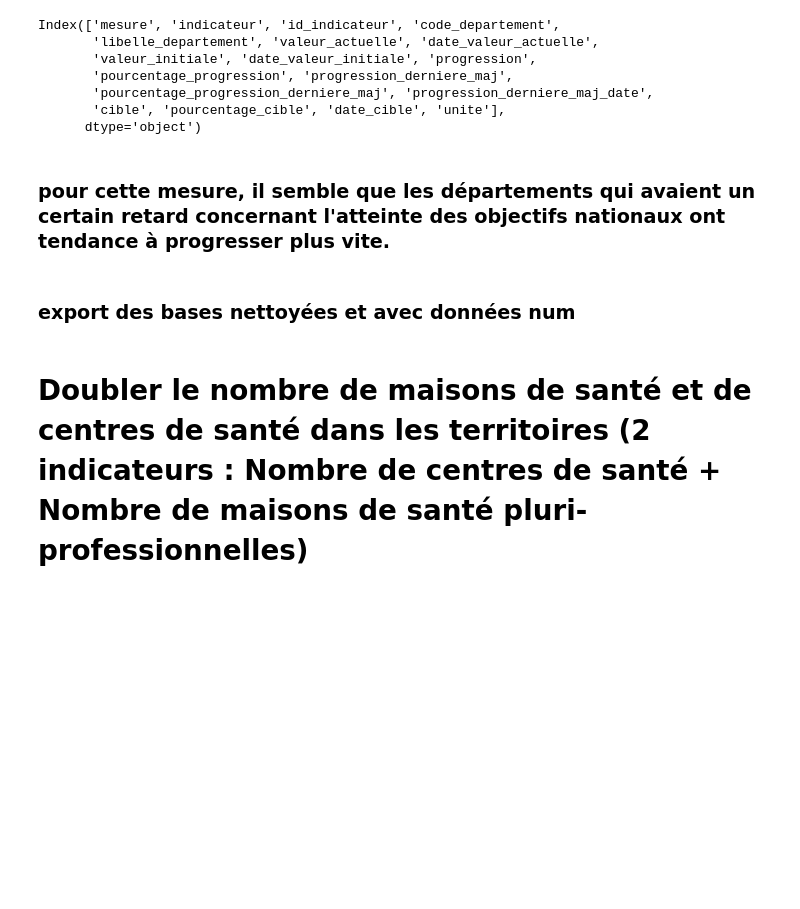
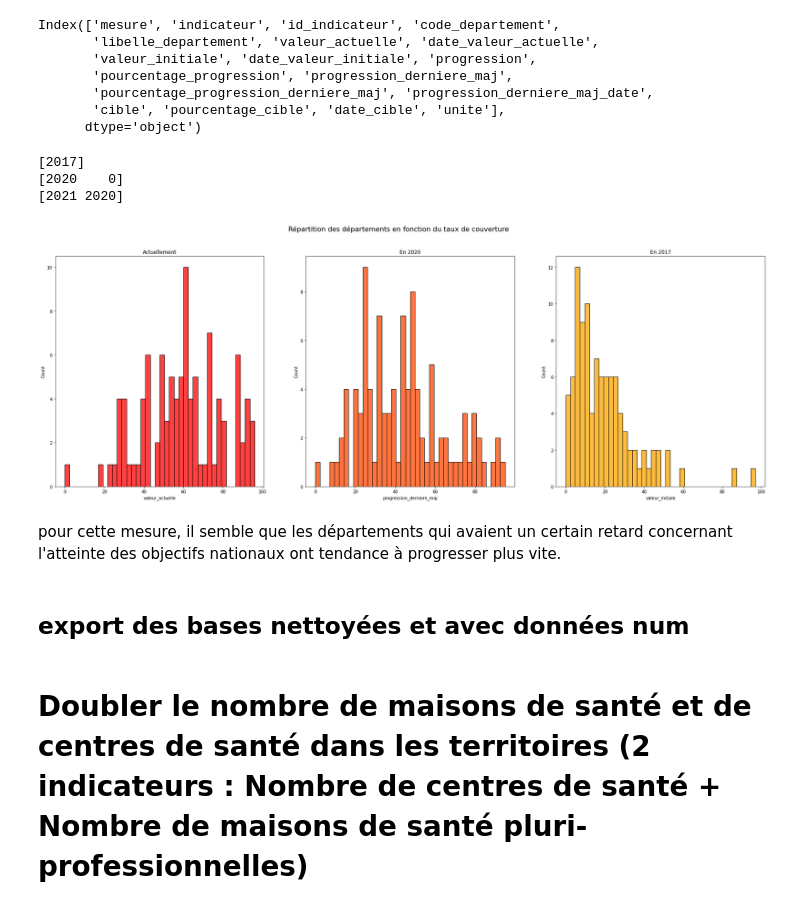
Before and after one commit to Gaellle/Analyse-DITP, a Jupyter notebook: Analyse_des_écarts_d’avancement_de_réformes_prioritaires_entre_départements_.ipynb, the cells around one changed output. Drawn from its saved outputs; the diff is of its cells as text; code cells hidden in the pictures; blank space fills up the shorter version.

```diff
--- a/Analyse_des_écarts_d’avancement_de_réformes_prioritaires_entre_départements_.ipynb
+++ b/Analyse_des_écarts_d’avancement_de_réformes_prioritaires_entre_départements_.ipynb
@@ -300,10 +318,37 @@ Index(['mesure', 'indicateur', 'id_indicateur', 'code_departement',
        'pourcentage_progression_derniere_maj', 'progression_derniere_maj_date',
        'cible', 'pourcentage_cible', 'date_cible', 'unite'],
       dtype='object')
+# %%
+print(df_1.date_valeur_initiale.unique())
+print(df_1.progression_derniere_maj_date.unique())
+print(df_1.date_valeur_actuelle.unique())
+# %% [output]
+[2017]
+[2020    0]
+[2021 2020]
+# %%
+fig1, ax = plt.subplots(figsize = (30,10))
+fig1.suptitle("Répartition des départements en fonction du taux de couverture", fontsize=16)
+
+ax1 = plt.subplot(131)
+ax1 = sns.histplot(data = df_1, x = "valeur_actuelle", color = 'red', bins = 40)
+ax1.set_title("Actuellement")
+
+ax2 = plt.subplot(132)
+ax2 = sns.histplot(data = df_1, x = "progression_derniere_maj", color = 'orangered', bins = 40)
+ax2.set_title("En 2020")
+
+ax3 = plt.subplot(133)
+ax3 = sns.histplot(data = df_1, x = "valeur_initiale", color = 'orange', bins = 40)
+ax3.set_title("En 2017")
+
+fig1.show()
+# %% [output]
+[figure, added]
 # %% [markdown]
-### pour cette mesure, il semble que les départements qui avaient un certain retard concernant l'atteinte des objectifs nationaux ont tendance à progresser plus vite.
+pour cette mesure, il semble que les départements qui avaient un certain retard concernant l'atteinte des objectifs nationaux ont tendance à progresser plus vite.
 # %% [markdown]
-### export des bases nettoyées et avec données num
+## export des bases nettoyées et avec données num
 # %%
 detail_1.to_csv('internet-detail.csv', index = False)
 # %%
```
Also changed, not shown: parts of 16 cells of this notebook.
